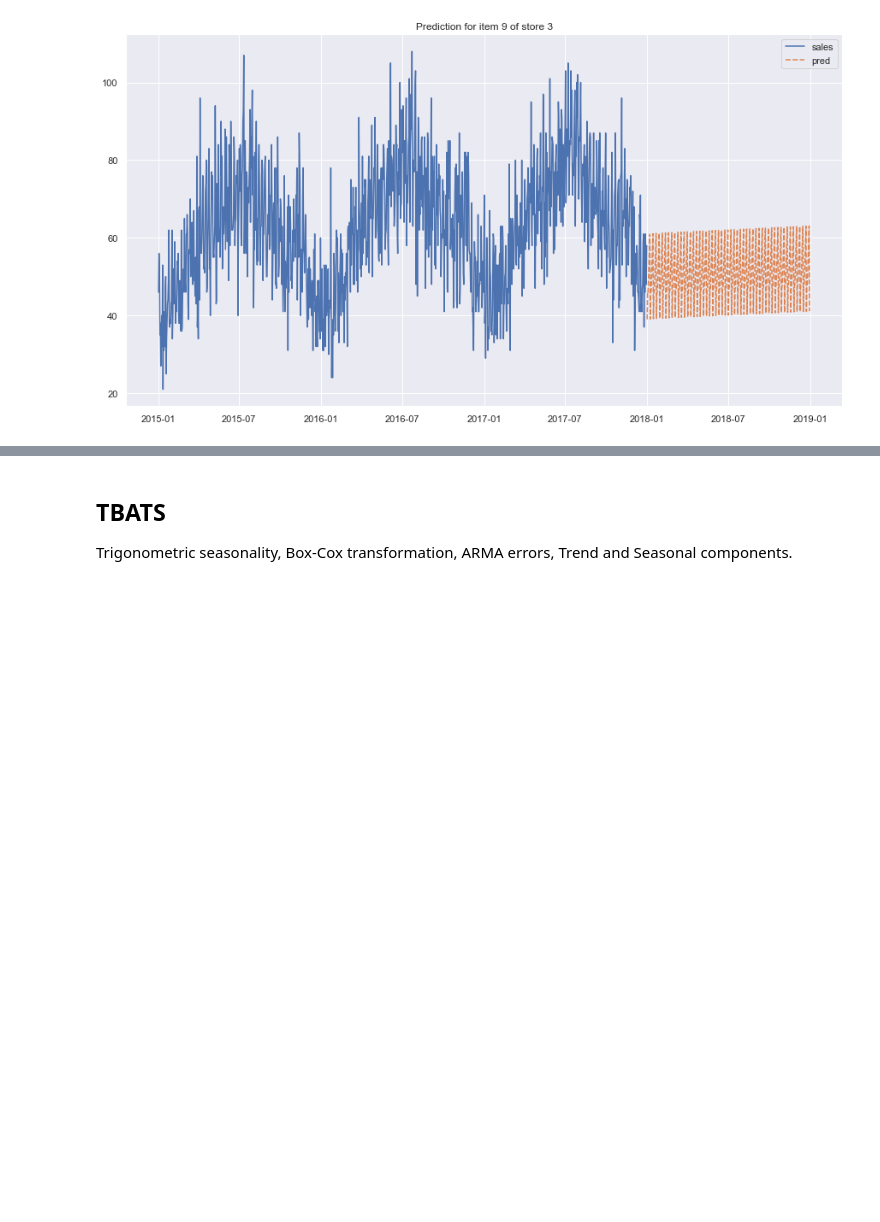
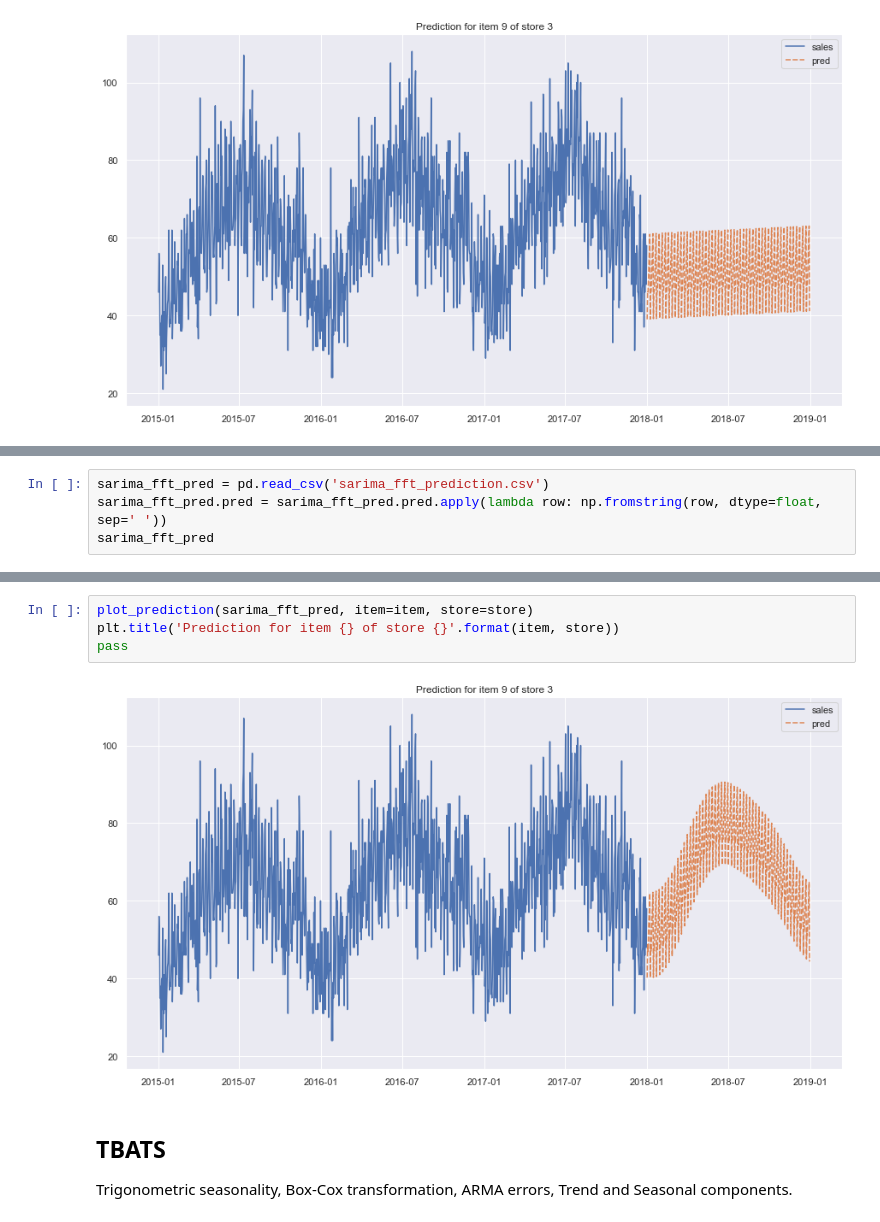
Before and after one commit to tcdat96/product-demand-forecast, a Jupyter notebook: demand-forecast-visualize.ipynb, the cells around one changed output, grey strips where cells are left out. Saved outputs shown, nothing was run; the diff lists cells and outputs as text; blank space fills up the shorter version.

```diff
--- a/demand-forecast-visualize.ipynb
+++ b/demand-forecast-visualize.ipynb
@@ -331,0 +334,4 @@ pass
+# %%
+sarima_fft_pred = pd.read_csv('sarima_fft_prediction.csv')
+sarima_fft_pred.pred = sarima_fft_pred.pred.apply(lambda row: np.fromstring(row, dtype=float, sep=' '))
+sarima_fft_pred
@@ -332,3 +352,9 @@ pass
+# %%
+plot_prediction(sarima_fft_pred, item=item, store=store)
+plt.title('Prediction for item {} of store {}'.format(item, store))
+pass
+# %% [output]
+[figure, added]
 # %% [markdown]
 ## TBATS
 
```
Also changed, not shown: parts of 7 cells of this notebook, 4 other files.
